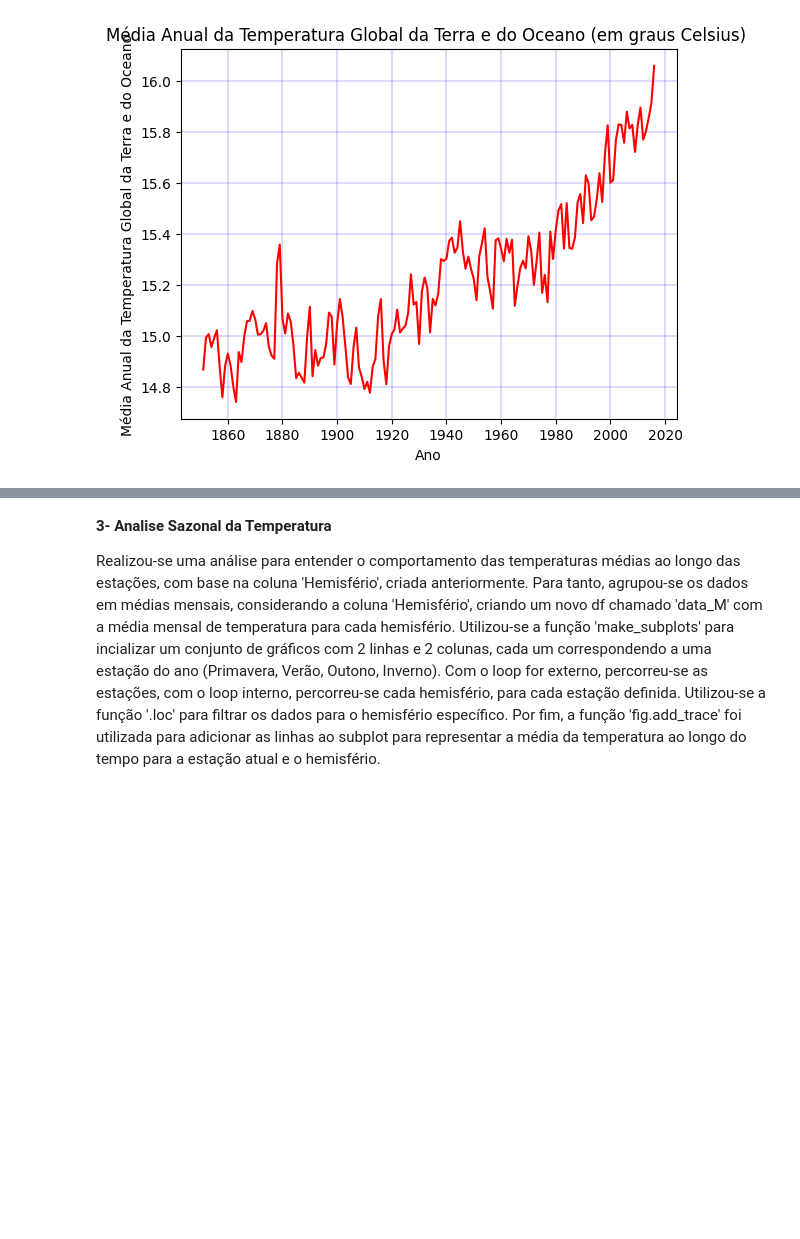
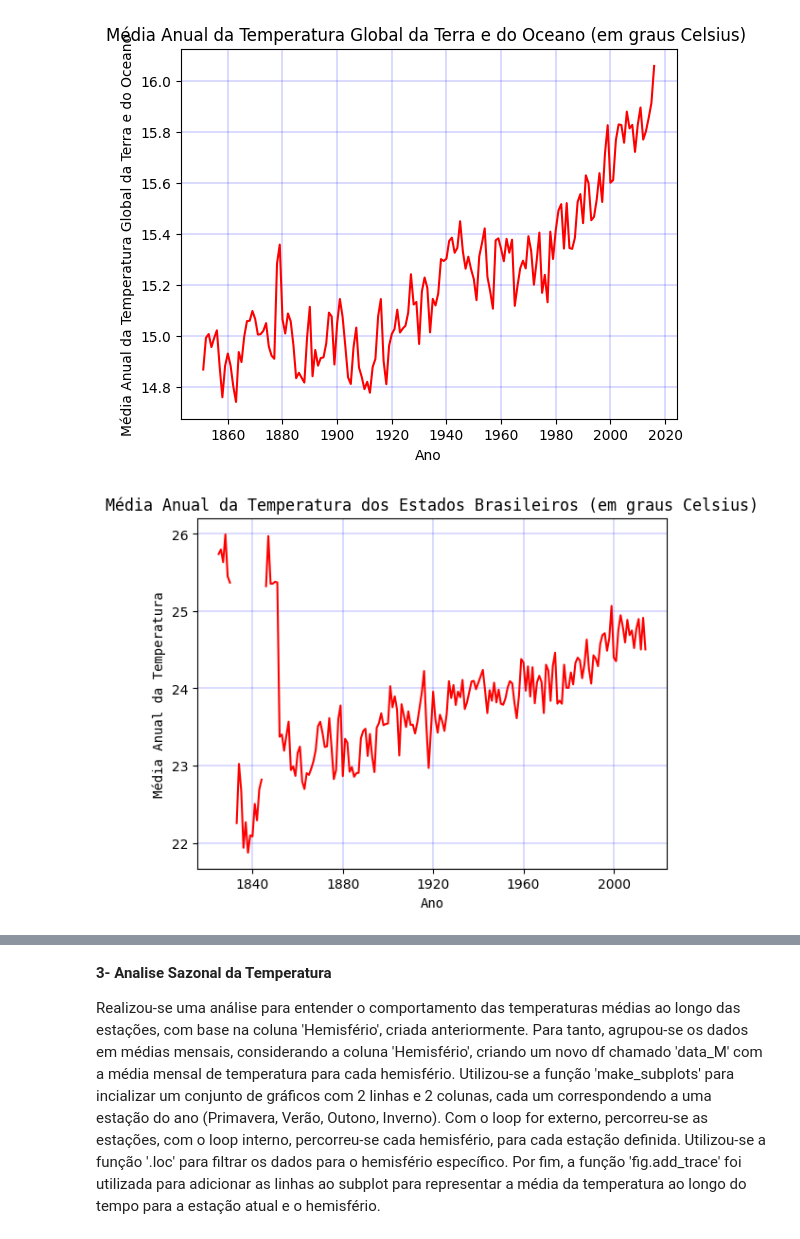
Before and after one commit to CarolineMNves/MVP_An-lise_de_dados, a Jupyter notebook: MVP_Análise_de_Dados_e_Boas_Práticas.ipynb, the cells around one changed output, grey strips where cells are left out. Drawn from its saved outputs; the diff is of its cells as text; code cells hidden in the pictures; blank space fills up the shorter version.

```diff
--- a/MVP_Análise_de_Dados_e_Boas_Práticas.ipynb
+++ b/MVP_Análise_de_Dados_e_Boas_Práticas.ipynb
@@ -643,0 +981,14 @@ Name: Hemisfério, dtype: int64
+# %%
+list_lat = [] #Lista para armazenar os valores de latitude
+list_long = [] #Lista para armazenar os valores de longitude
+
+#Percorrendo os dados na coluna state do df estados
+for state in estados['State']:
+    result = geocoder.geocode(state) #Buscando as informações de lat e long dos estados
+    lat = result[0]['geometry']['lat'] #Armazenando o resultado da latitude
+    lng = result[0]['geometry']['lng'] #Armazenando o resultado da longitude
+
+    list_lat.append(lat) #Adicionando os resultados a lista de latitudes
+    list_long.append(lng) #Adicionando os resultados a lista de longitudes
+
+    print(f"Coordenadas obtidas para {state}: Lat {lat}, Lng {lng}") #Verificando os valores encontrados
@@ -643,0 +1012,4 @@ Name: Hemisfério, dtype: int64
+# %%
+#Adicionando os resultados de lat e lon no df estados em novas colunas
+estados['lat']= list_lat
+estados['lon']= list_long
@@ -643,0 +1021,4 @@ Name: Hemisfério, dtype: int64
+# %%
+#Substituindo as lat e lon incorretas
+estados['lat'].replace(dict, inplace= True)
+estados['lon'].replace(dict, inplace= True)
@@ -643,0 +1037,3 @@ Name: Hemisfério, dtype: int64
+# %%
+#Junção dos dfs brasil e estados com base na coluna State
+brasil= brasil.merge(estados, on= 'State')
@@ -719,5 +1152,18 @@ plt.ylabel('Média Anual da Temperatura Global da Terra e do Oceano') #Legenda d
 plt.show() #Plotando o gráfico
 # %% [output]
 [figure]
+# %%
+#Calculando a média Anual do df temp_pais
+temp_ano_brasil = brasil.resample('Y', on='dt').mean()
+
+#Criando um gráfico de linhas onde o eixo x representa os anos e o eixo y representa a média anual de temperatura média dos estados brasileiros
+plt.plot(temp_ano_brasil.index, temp_ano_brasil['AverageTemperature'], color= 'red')
+plt.grid(color= 'blue', linestyle= '-', linewidth= 0.2) #Exibindo as linhas de grade
+plt.title('Média Anual da Temperatura dos Estados Brasileiros (em graus Celsius)', family= 'monospace') #Título do Gráfico
+plt.xlabel('Ano', family= 'monospace') #Legenda do eixo x
+plt.ylabel('Média Anual da Temperatura', family= 'monospace') #Legenda do eixo y
+plt.show() #Plotando o gráfico
+# %% [output]
+[figure, added]
 # %% [markdown]
 Em uma primeira impressão dos três gráficos gerados, é possível notar um aumento gradativo nas médias anuais de temperatura. O primeiro gráfico, a respeito da Média Anual de Temperatura, calculado a partir do df "temp_pais" com a variável 'AverageTemperature', o intervalo de observação inicia-se no ano de 1743 e termina no ano de 2013. Ao observarmos a linha do gráfico que representa as médias anuais de temperatura, é possível notar que por volta dos anos 1800 e 1840, a média apresenta um pico de crescimento.
```
Also changed, not shown: parts of 81 cells of this notebook.
